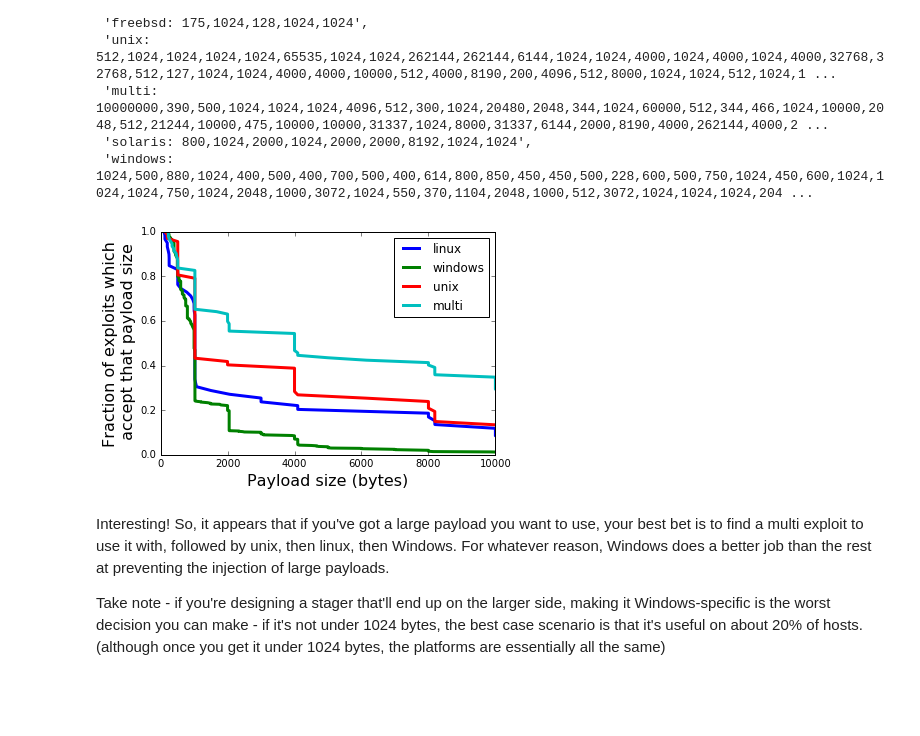
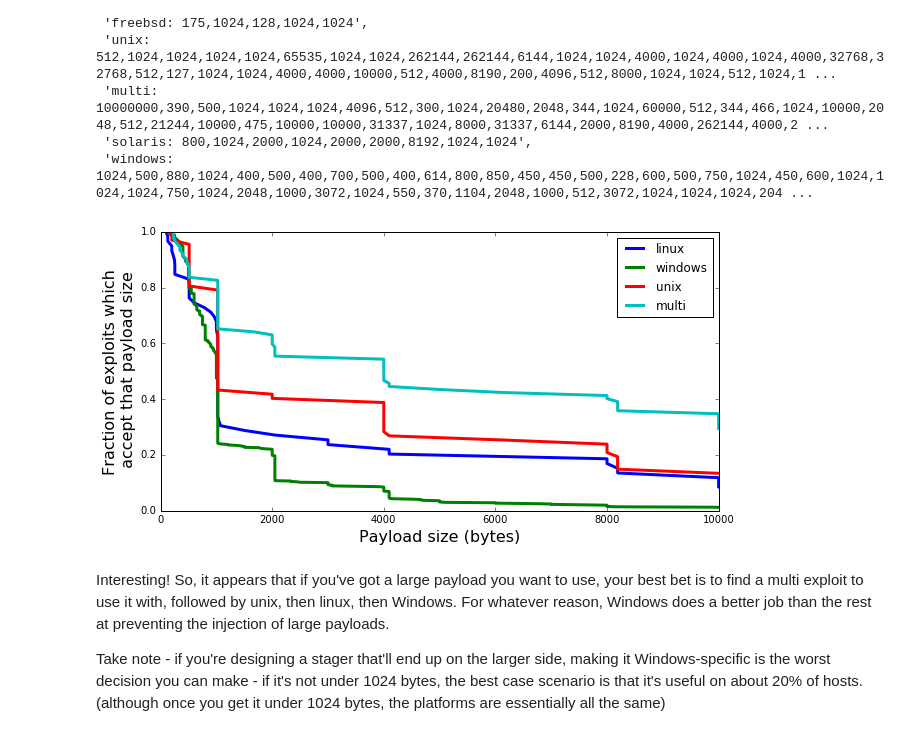
Before and after one commit to DakotaNelson/msf-stats, a Jupyter notebook: Exploit Payload Sizes.ipynb, the cells around one changed output. Cells and saved outputs as stored; diff of their text form; code cells hidden in the pictures; blank space fills up the shorter version.

```diff
--- a/Exploit Payload Sizes.ipynb
+++ b/Exploit Payload Sizes.ipynb
@@ -161,23 +164,24 @@ for folder, subs, files in os.walk(rootdir):
 # %%
 sortedSploits = {}
 platforms = ['linux', 'windows', 'unix', 'multi']
 for platform in platforms:
     sortedSploits[platform] = np.sort(sploitsByCategory[platform])
 
 colors = ['b', 'g', 'r', 'c', 'm', 'y', 'k']
+plt.figure(figsize = (10,5))
 for i, platform in enumerate(platforms):
     plt.plot(sortedSploits[platform], np.linspace(1,0,len(sortedSploits[platform])), linewidth=3, color=colors[i])
 
 plt.xlim((0,10000))
 
 plt.xlabel("Payload size (bytes)", size=16)
 plt.ylabel("Fraction of exploits which\n accept that payload size", size=16)
 
-plt.legend([platform for platform in platforms])
+plt.legend([platform for platform in platforms], loc='best')
 
 plt.show()
 # %% [output]
-[figure, old version]
+[figure, new version]
 # %% [markdown]
 Interesting! So, it appears that if you've got a large payload you want to use, your best bet is to find a multi exploit to use it with, followed by unix, then linux, then Windows. For whatever reason, Windows does a better job than the rest at preventing the injection of large payloads.
 
```
Also changed, not shown: parts of 3 cells of this notebook.
